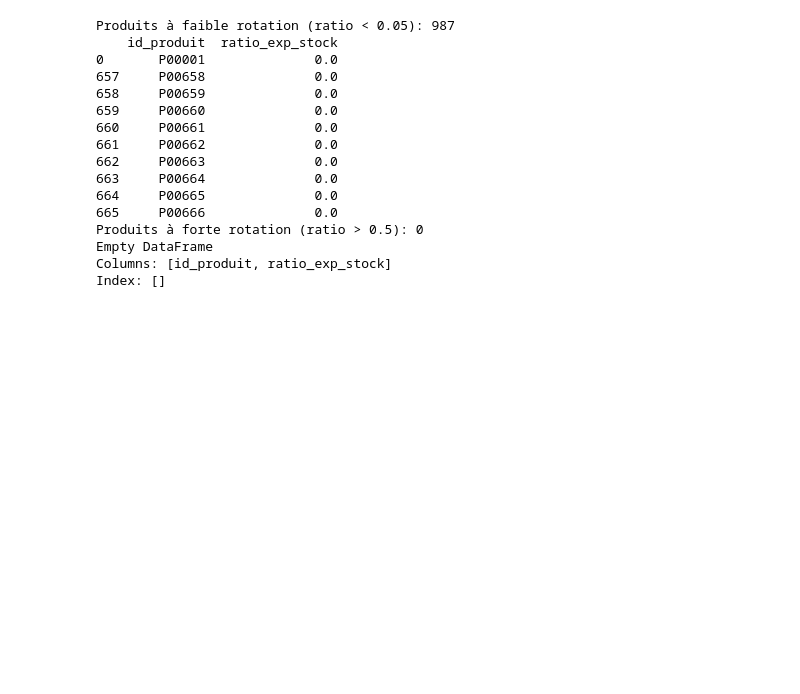
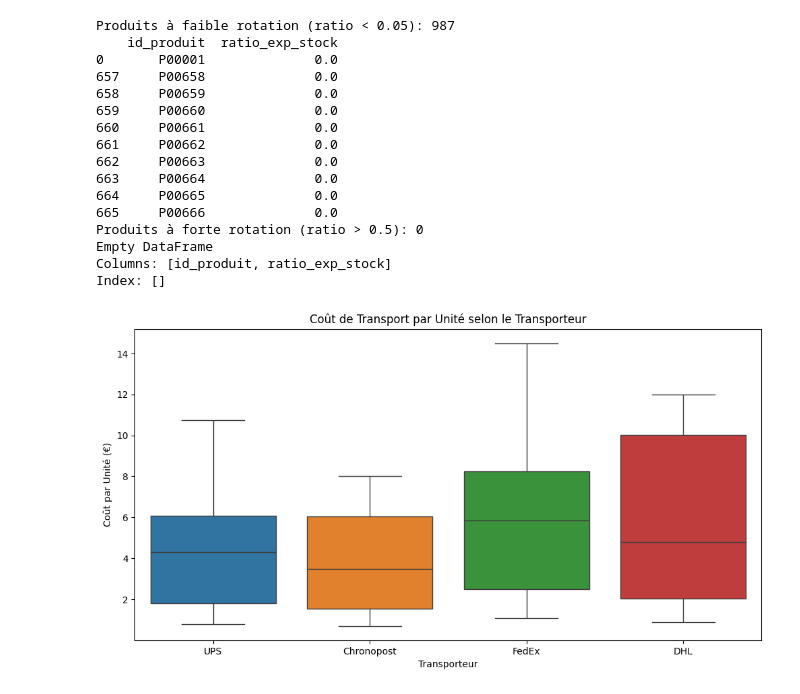
Before and after one commit to Fanaingamampiandra/Projet_Supply_chain, a Jupyter notebook: code/analyse_expeditions.ipynb, the cells around one changed output. Saved outputs shown, nothing was run; the diff lists cells and outputs as text; code cells hidden in the pictures; blank space fills up the shorter version.

```diff
--- a/code/analyse_expeditions.ipynb
+++ b/code/analyse_expeditions.ipynb
@@ -284,41 +284,10 @@ Index: []
 # %%
 # Analyse du coût par unité selon le transporteur
 plt.figure(figsize=(12, 6))
-sns.boxplot(x='transporteur', y='cout_par_unite', data=expeditions_df)
+sns.boxplot(x='transporteur', y='cout_par_unite', data=expeditions_df,hue='transporteur')
 plt.title('Coût de Transport par Unité selon le Transporteur')
 plt.xlabel('Transporteur')
 plt.ylabel('Coût par Unité (€)')
 plt.show()
-
-# Analyse des coûts par entrepôt
-cout_entrepot = expeditions_df.groupby('entrepôt').agg({
-    'coût_transport': 'mean',
-    'cout_par_unite': 'mean',
-    'délai_livraison': 'mean'
-}).reset_index()
-
-plt.figure(figsize=(12, 6))
-sns.barplot(x='entrepôt', y='cout_par_unite', data=cout_entrepot)
-plt.title('Coût Moyen par Unité selon l\'Entrepôt')
-plt.xlabel('Entrepôt')
-plt.ylabel('Coût par Unité (€)')
-plt.show()
-
-# Analyse des combinaisons entrepôt/transporteur
-combo_efficacite = expeditions_df.groupby(['entrepôt', 'transporteur']).agg({
-    'cout_par_unite': 'mean',
-    'délai_livraison': 'mean',
-    'quantité': 'sum'
-}).reset_index()
-
-# Visualisation sous forme de heatmap
-pivot_cout = combo_efficacite.pivot('entrepôt', 'transporteur', 'cout_par_unite')
-plt.figure(figsize=(12, 8))
-sns.heatmap(pivot_cout, annot=True, fmt='.2f', cmap='YlGnBu')
-plt.title('Coût Moyen par Unité pour chaque Combinaison Entrepôt/Transporteur')
-plt.show()
-
-# Identification des combinaisons optimales
-transporteur_optimal = combo_efficacite.loc[combo_efficacite.groupby('entrepôt')['cout_par_unite'].idxmin()]
-print("Transporteur le plus économique par entrepôt:")
-print(transporteur_optimal[['entrepôt', 'transporteur', 'cout_par_unite', 'délai_livraison']])
+# %% [output]
+[figure, added]
```
Also changed, not shown: parts of 3 cells of this notebook, 1 other file.
